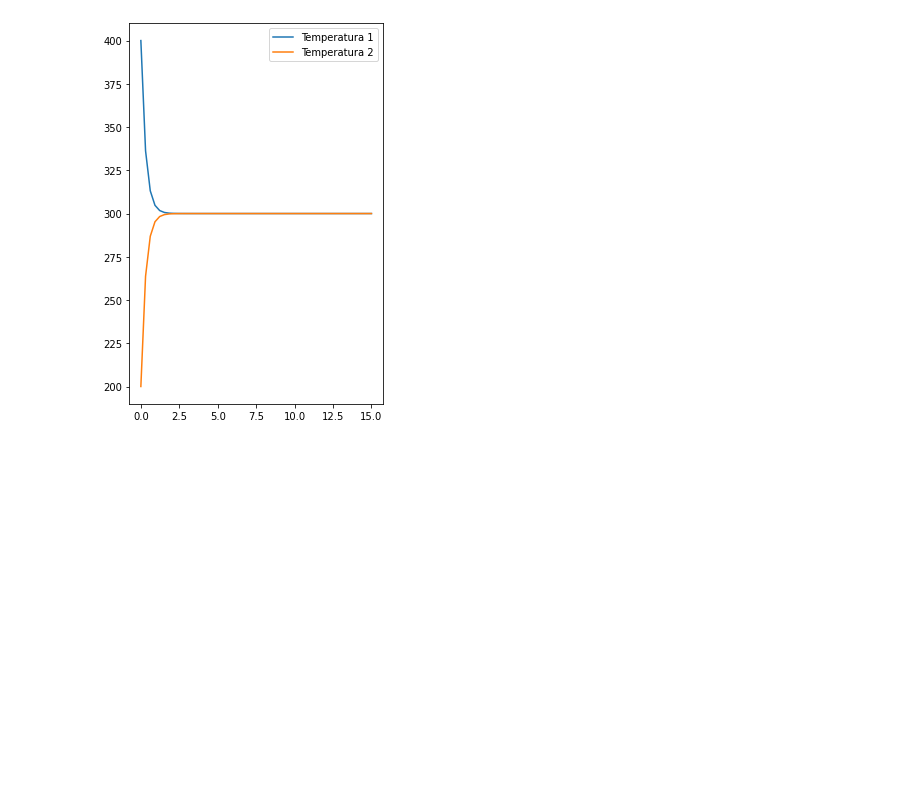
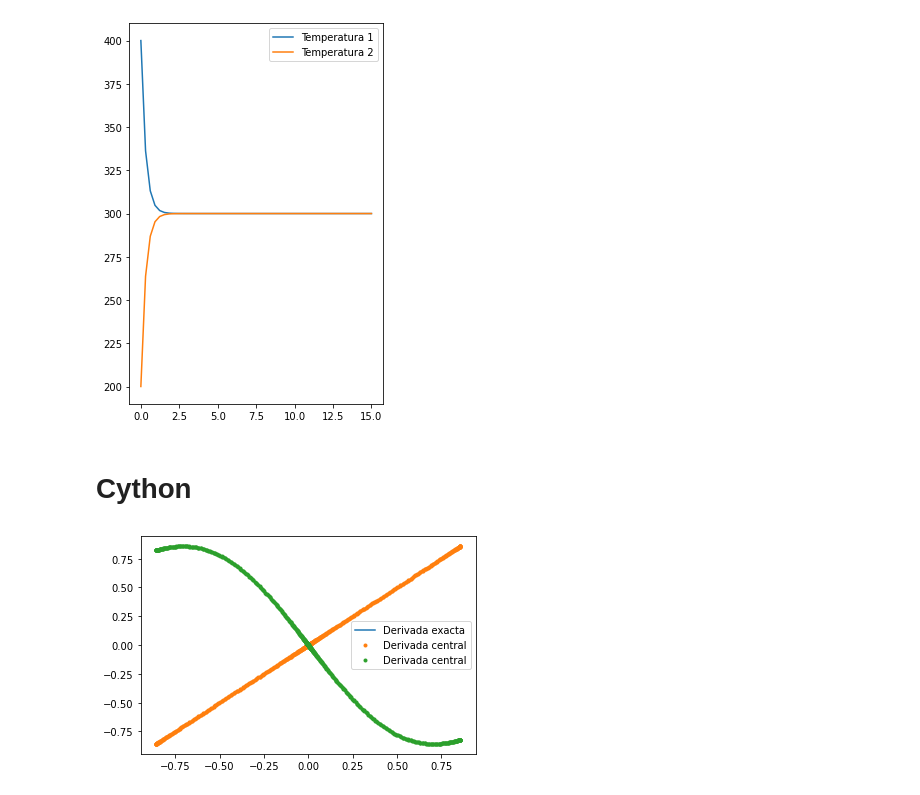
Before and after one commit to juanpablosalas/DanielDoradoJuanPabloSalas, a Jupyter notebook: Semana3/Semana3_DanielDorado_JuanPabloSalas.ipynb, the cells around one changed output. Cells and saved outputs as stored; diff of their text form; code cells hidden in the pictures; blank space fills up the shorter version.

Commit message:
P1 cambios & Cython

```diff
--- a/Semana3/Semana3_DanielDorado_JuanPabloSalas.ipynb
+++ b/Semana3/Semana3_DanielDorado_JuanPabloSalas.ipynb
@@ -325,3 +344,35 @@ ax.legend()
 # %% [output]
 <matplotlib.legend.Legend at 0x...>
 [figure]
+# %% [markdown]
+# Cython
+# %%
+dv = []
+x = []
+
+with open('derivada.txt', 'r') as data:
+    csv_reader = csv.reader(data, delimiter=' ')
+
+    for line in csv_reader:
+        x.append(float(line[0]))
+        dv.append(float(line[1]))
+
+dv = np.array(dv)
+x = np.array(x)
+# %%
+def f_prime(x):
+    return -2*x*np.exp(-x**2)
+# %%
+def f(x):
+    return np.exp(-x**2)
+# %%
+def central (x):
+    return (f(x+0.01)-f(x-0.01))/(2*0.01)
+# %%
+plt.plot(x, f_prime(x), label='Derivada exacta')
+plt.plot(x, dv, label='Derivada central',marker='.',linewidth=0)
+plt.plot(x, central(x), label='Derivada central',marker='.',linewidth=0)
+plt.legend()
+plt.show()
+# %% [output]
+[figure, added]
```
Also changed, not shown: parts of 4 cells of this notebook.
